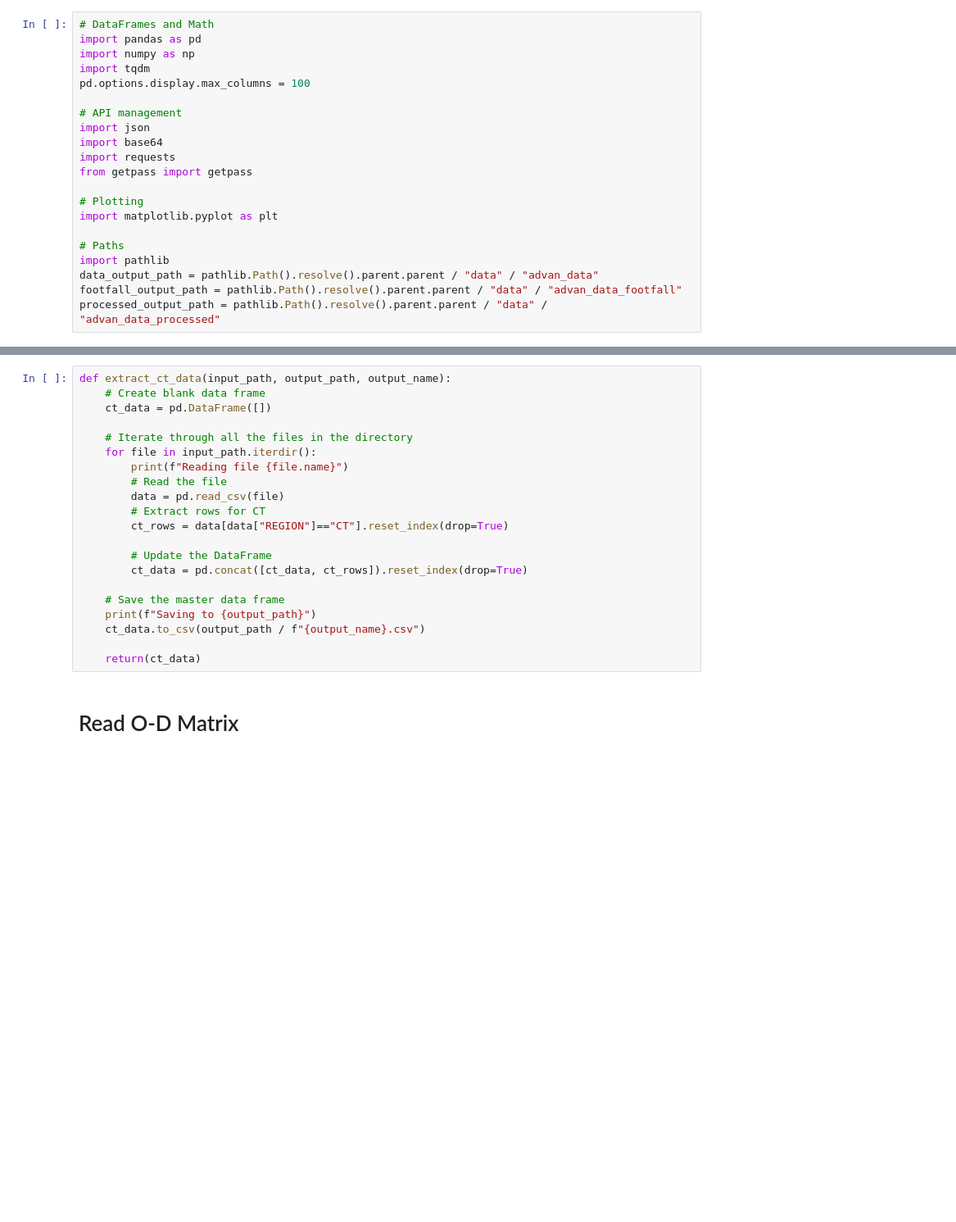
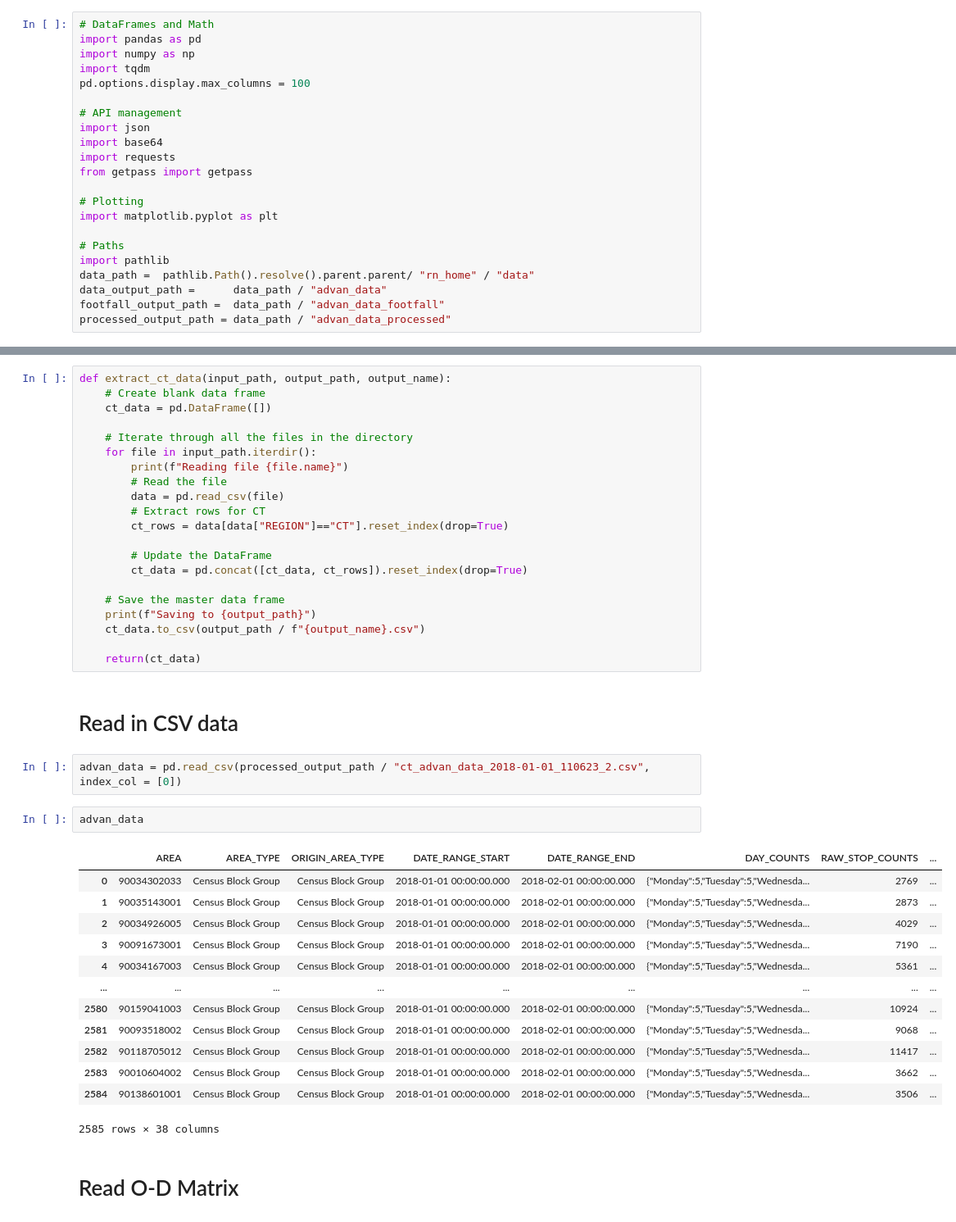
Before and after one commit to rajanoureddine/ctdot-tobin-yse, a Jupyter notebook: 8_prepare_advan_data/process_advan_data.ipynb, the cells around one changed output, grey strips where cells are left out. Shown at 82% size. Cells and saved outputs as stored; diff of their text form; blank space fills up the shorter version.

```diff
--- a/8_prepare_advan_data/process_advan_data.ipynb
+++ b/8_prepare_advan_data/process_advan_data.ipynb
@@ -16,9 +16,10 @@ import matplotlib.pyplot as plt
 
 # Paths
 import pathlib
-data_output_path = pathlib.Path().resolve().parent.parent / "data" / "advan_data"
-footfall_output_path = pathlib.Path().resolve().parent.parent / "data" / "advan_data_footfall"
-processed_output_path = pathlib.Path().resolve().parent.parent / "data" / "advan_data_processed"
+data_path =  pathlib.Path().resolve().parent.parent/ "rn_home" / "data"
+data_output_path =      data_path / "advan_data"
+footfall_output_path =  data_path / "advan_data_footfall"
+processed_output_path = data_path / "advan_data_processed"
 # %% [markdown]
 # Define required functions
 # %%
@@ -64,6 +65,26 @@ def extract_ct_data(input_path, output_path, output_name):
     ct_data.to_csv(output_path / f"{output_name}.csv")
 
     return(ct_data)
+# %% [markdown]
+# Read in CSV data
+# %%
+advan_data = pd.read_csv(processed_output_path / "ct_advan_data_2018-01-01_110623_2.csv", index_col = [0])
+# %%
+advan_data
+# %% [output]
+|  | AREA | AREA_TYPE | ORIGIN_AREA_TYPE | DATE_RANGE_START | DATE_RANGE_END | DAY_COUNTS | RAW_STOP_COUNTS | ... |
+| 0 | 90034302033 | Census Block Group | Census Block Group | 2018-01-01 00:00:00.000 | 2018-02-01 00:00:00.000 | {"Monday":5,"Tuesday":5,"Wednesda... | 2769 | ... |
+| 1 | 90035143001 | Census Block Group | Census Block Group | 2018-01-01 00:00:00.000 | 2018-02-01 00:00:00.000 | {"Monday":5,"Tuesday":5,"Wednesda... | 2873 | ... |
+| 2 | 90034926005 | Census Block Group | Census Block Group | 2018-01-01 00:00:00.000 | 2018-02-01 00:00:00.000 | {"Monday":5,"Tuesday":5,"Wednesda... | 4029 | ... |
+| 3 | 90091673001 | Census Block Group | Census Block Group | 2018-01-01 00:00:00.000 | 2018-02-01 00:00:00.000 | {"Monday":5,"Tuesday":5,"Wednesda... | 7190 | ... |
+| 4 | 90034167003 | Census Block Group | Census Block Group | 2018-01-01 00:00:00.000 | 2018-02-01 00:00:00.000 | {"Monday":5,"Tuesday":5,"Wednesda... | 5361 | ... |
+| ... | ... | ... | ... | ... | ... | ... | ... | ... |
+| 2580 | 90159041003 | Census Block Group | Census Block Group | 2018-01-01 00:00:00.000 | 2018-02-01 00:00:00.000 | {"Monday":5,"Tuesday":5,"Wednesda... | 10924 | ... |
+| 2581 | 90093518002 | Census Block Group | Census Block Group | 2018-01-01 00:00:00.000 | 2018-02-01 00:00:00.000 | {"Monday":5,"Tuesday":5,"Wednesda... | 9068 | ... |
+| 2582 | 90118705012 | Census Block Group | Census Block Group | 2018-01-01 00:00:00.000 | 2018-02-01 00:00:00.000 | {"Monday":5,"Tuesday":5,"Wednesda... | 11417 | ... |
+| 2583 | 90010604002 | Census Block Group | Census Block Group | 2018-01-01 00:00:00.000 | 2018-02-01 00:00:00.000 | {"Monday":5,"Tuesday":5,"Wednesda... | 3662 | ... |
+| 2584 | 90138601001 | Census Block Group | Census Block Group | 2018-01-01 00:00:00.000 | 2018-02-01 00:00:00.000 | {"Monday":5,"Tuesday":5,"Wednesda... | 3506 | ... |
+2585 rows × 38 columns
 # %% [markdown]
 # Read O-D Matrix
 # %%
```
Also changed, not shown: 3 other files.
